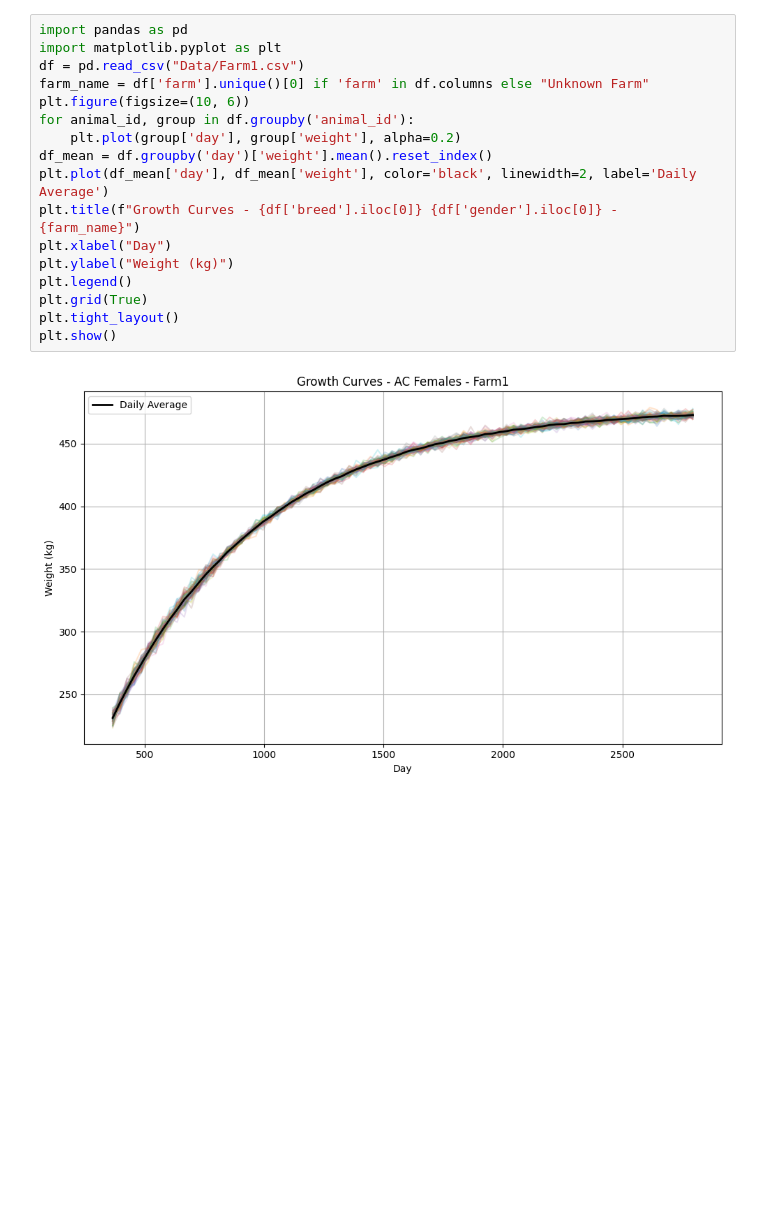
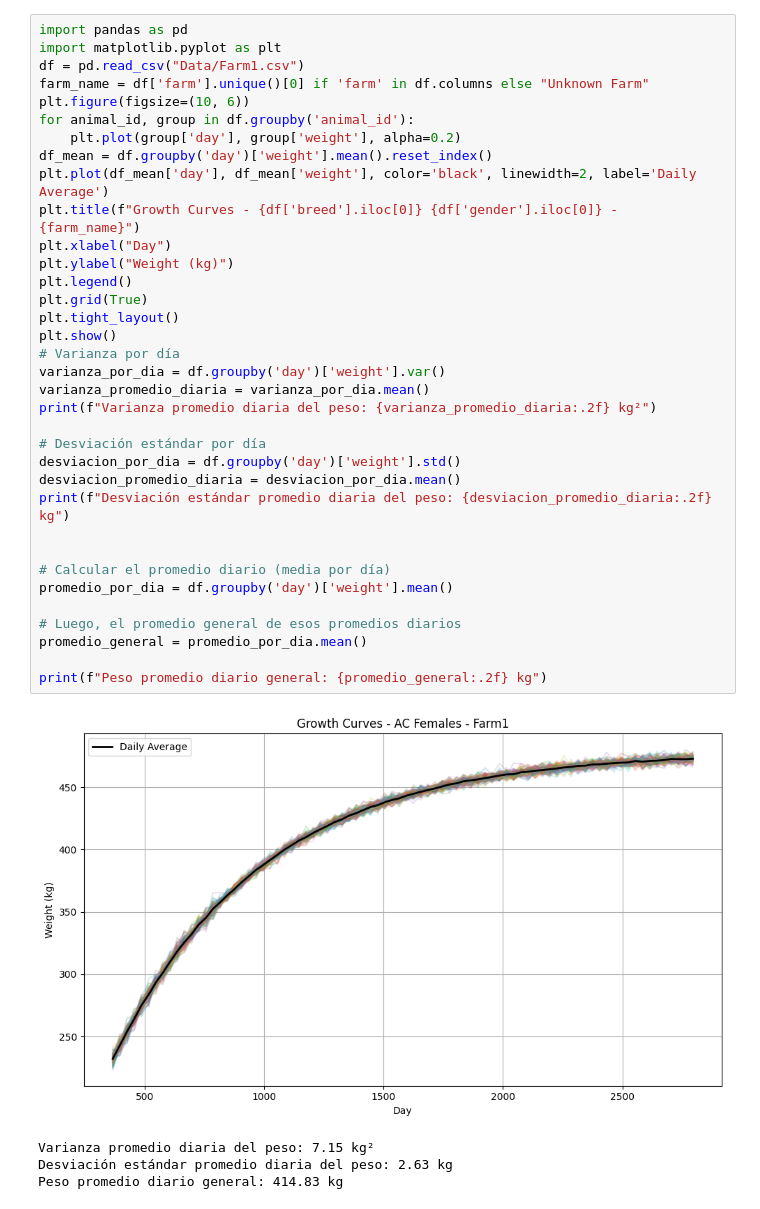
Before and after one commit to devraxielh/federated-weight-anomaly-detection, a Jupyter notebook: Gen_pesos.ipynb, the cells around one changed output. Cells and saved outputs as stored; diff of their text form; blank space fills up the shorter version.

```diff
--- a/Gen_pesos.ipynb
+++ b/Gen_pesos.ipynb
@@ -81,22 +128,43 @@ for farm_name, settings in farm_settings.items():
 # %%
 import pandas as pd
 import matplotlib.pyplot as plt
 df = pd.read_csv("Data/Farm1.csv")
 farm_name = df['farm'].unique()[0] if 'farm' in df.columns else "Unknown Farm"
 plt.figure(figsize=(10, 6))
 for animal_id, group in df.groupby('animal_id'):
     plt.plot(group['day'], group['weight'], alpha=0.2)
 df_mean = df.groupby('day')['weight'].mean().reset_index()
 plt.plot(df_mean['day'], df_mean['weight'], color='black', linewidth=2, label='Daily Average')
 plt.title(f"Growth Curves - {df['breed'].iloc[0]} {df['gender'].iloc[0]} - {farm_name}")
 plt.xlabel("Day")
 plt.ylabel("Weight (kg)")
 plt.legend()
 plt.grid(True)
 plt.tight_layout()
 plt.show()
+# Varianza por día
+varianza_por_dia = df.groupby('day')['weight'].var()
+varianza_promedio_diaria = varianza_por_dia.mean()
+print(f"Varianza promedio diaria del peso: {varianza_promedio_diaria:.2f} kg²")
+
+# Desviación estándar por día
+desviacion_por_dia = df.groupby('day')['weight'].std()
+desviacion_promedio_diaria = desviacion_por_dia.mean()
+print(f"Desviación estándar promedio diaria del peso: {desviacion_promedio_diaria:.2f} kg")
+
+
+# Calcular el promedio diario (media por día)
+promedio_por_dia = df.groupby('day')['weight'].mean()
+
+# Luego, el promedio general de esos promedios diarios
+promedio_general = promedio_por_dia.mean()
+
+print(f"Peso promedio diario general: {promedio_general:.2f} kg")
 # %% [output]
-[figure, old version]
+[figure, new version]
+Varianza promedio diaria del peso: 7.15 kg²
+Desviación estándar promedio diaria del peso: 2.63 kg
+Peso promedio diario general: 414.83 kg
 # %%
 import pandas as pd
 import matplotlib.pyplot as plt
```
Also changed, not shown: parts of 5 cells of this notebook, 19 other files.
